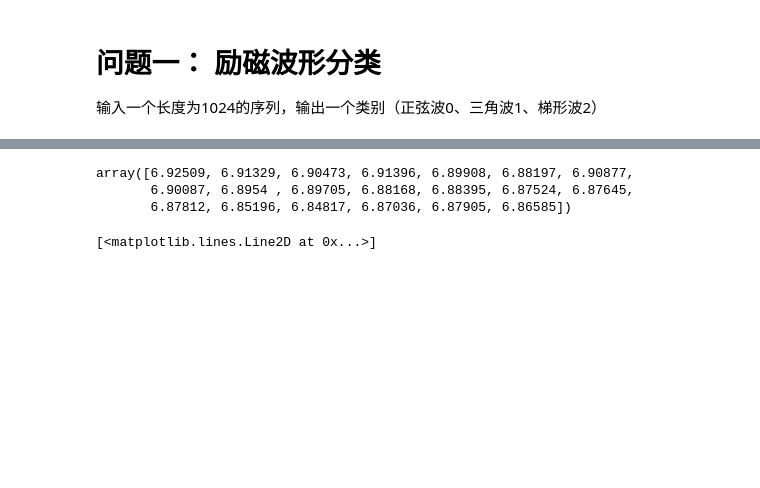
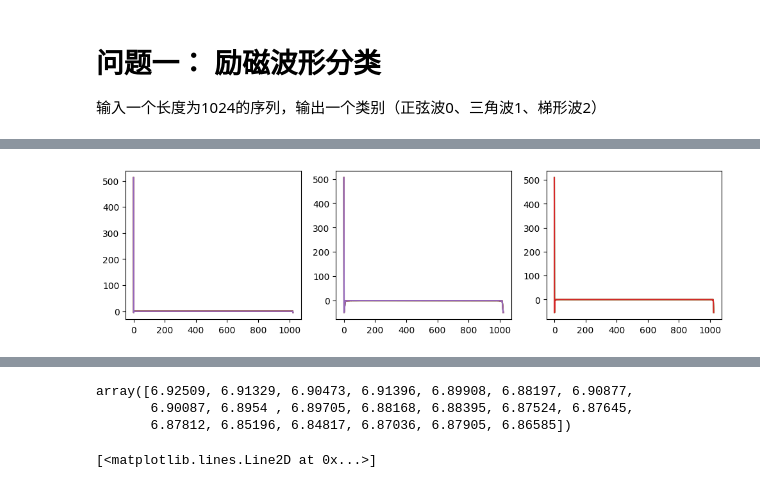
Before and after one commit to DURUII/Contest-CPMCM2024-C, a Jupyter notebook: Prob1.ipynb, the cells around one changed output, grey strips where cells are left out. Drawn from its saved outputs; the diff is of its cells as text; code cells hidden in the pictures; blank space fills up the shorter version.

```diff
--- a/Prob1.ipynb
+++ b/Prob1.ipynb
@@ -37,2 +41,9 @@ df[df['type_waveform'] == '梯形波'].head()
+# %%
+fig, axes = plt.subplots(1, 3, figsize=(12, 3))
+for type_waveform, ax in zip(['正弦波', '三角波', '梯形波'], axes):
+    for i in range(1, min(10000, len(df[df['type_waveform'] == type_waveform])), 1000):
+        ax.plot(np.fft.fft(df[df['type_waveform'] == type_waveform]['flux_density'].iloc[1]))
+# %% [output]
+[figure, added]
 # %%
 # %% [output]
```
Also changed, not shown: parts of 7 cells of this notebook, 1 other file.
